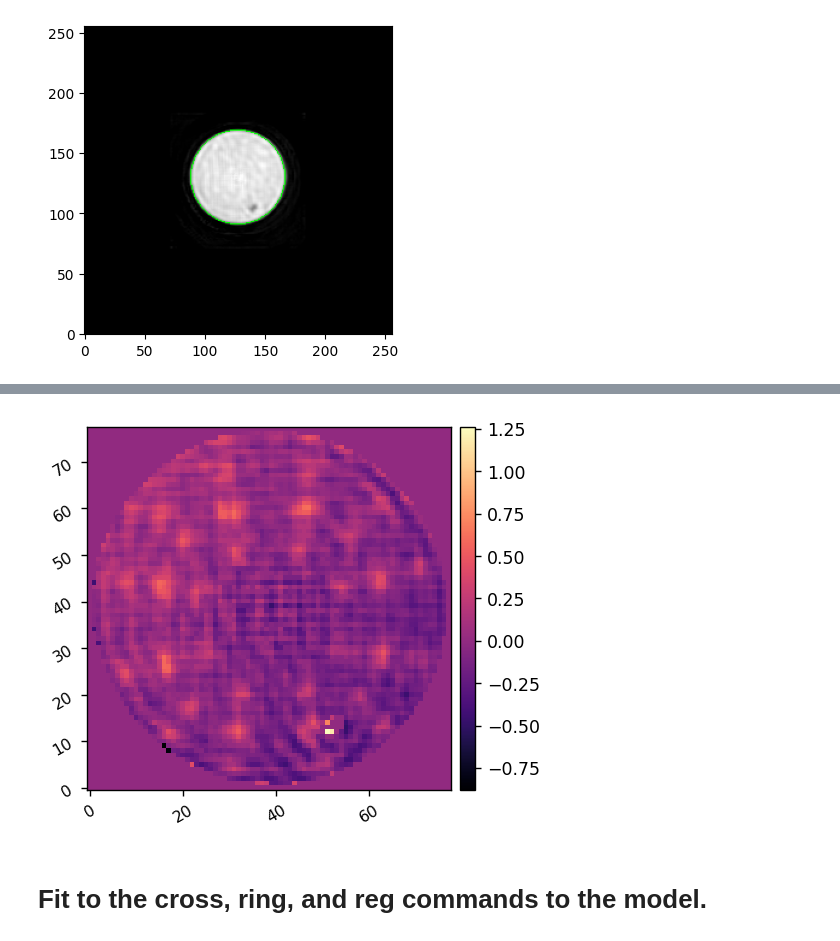
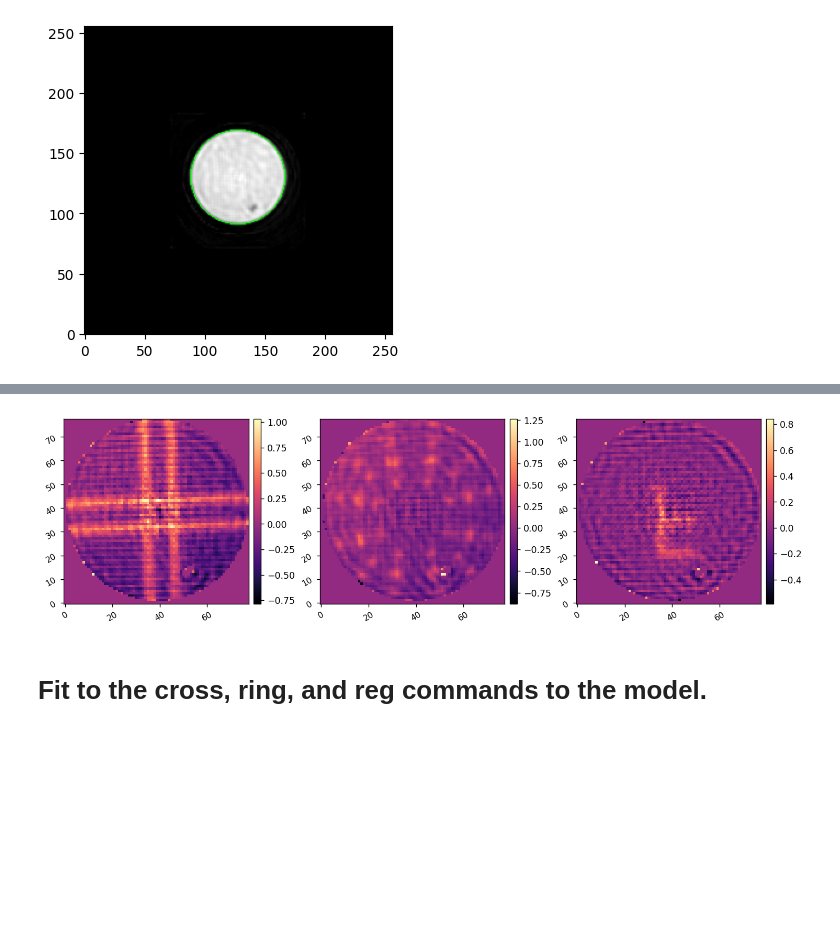
Before and after one commit to kian1377/scoob-exps, a Jupyter notebook: adefc-mono/calibrate_model_with_pr.ipynb, the cells around one changed output, grey strips where cells are left out. Drawn from its saved outputs; the diff is of its cells as text; code cells hidden in the pictures; blank space fills up the shorter version.

```diff
--- a/adefc-mono/calibrate_model_with_pr.ipynb
+++ b/adefc-mono/calibrate_model_with_pr.ipynb
@@ -71,7 +71,7 @@ phs_est_ref = fit_ref['phase_est'][center_y-radii[0]:center_y+radii[0], center_x
 Nfit = amp_est_ref.shape[0]
 y,x = (np.indices((Nfit, Nfit)) - Nfit/2+1/2)
 r = np.sqrt(x**2 + y**2)
-fit_mask = r<(radii[0]-1)
+fit_mask = r<(radii[0])
 
 amp_est_ref *= fit_mask
 phs_est_ref *= fit_mask
@@ -122,11 +114,19 @@ imshow2(del_phs_cross, (0.3<del_phs_cross) * (del_phs_cross<0.7))
 # %%
+phs_est_cross = fit_cross['phase_est'][center_y-radii[0]:center_y+radii[0], center_x-radii[0]:center_x+radii[0]]
+phs_est_cross *= fit_mask
+del_phs_cross =  xp.array(phs_est_cross - phs_est_ref)
+
 phs_est_reg = fit_reg['phase_est'][center_y-radii[0]:center_y+radii[0], center_x-radii[0]:center_x+radii[0]]
 phs_est_reg *= fit_mask
+del_phs_reg = xp.array(phs_est_reg - phs_est_ref)
 
-del_phs_reg = xp.array(phs_est_reg - phs_est_ref)
-imshow1(del_phs_reg)
+phs_est_F = fit_F['phase_est'][center_y-radii[0]:center_y+radii[0], center_x-radii[0]:center_x+radii[0]]
+phs_est_F *= fit_mask
+del_phs_F = xp.array(phs_est_F - phs_est_ref)
+
+imshow3(del_phs_cross, del_phs_reg, del_phs_F)
 # %% [output]
-[figure, old version]
+[figure, new version]
 # %% [markdown]
 # Fit to the cross, ring, and reg commands to the model.
 # %%
```
Also changed, not shown: parts of 11 cells of this notebook.
